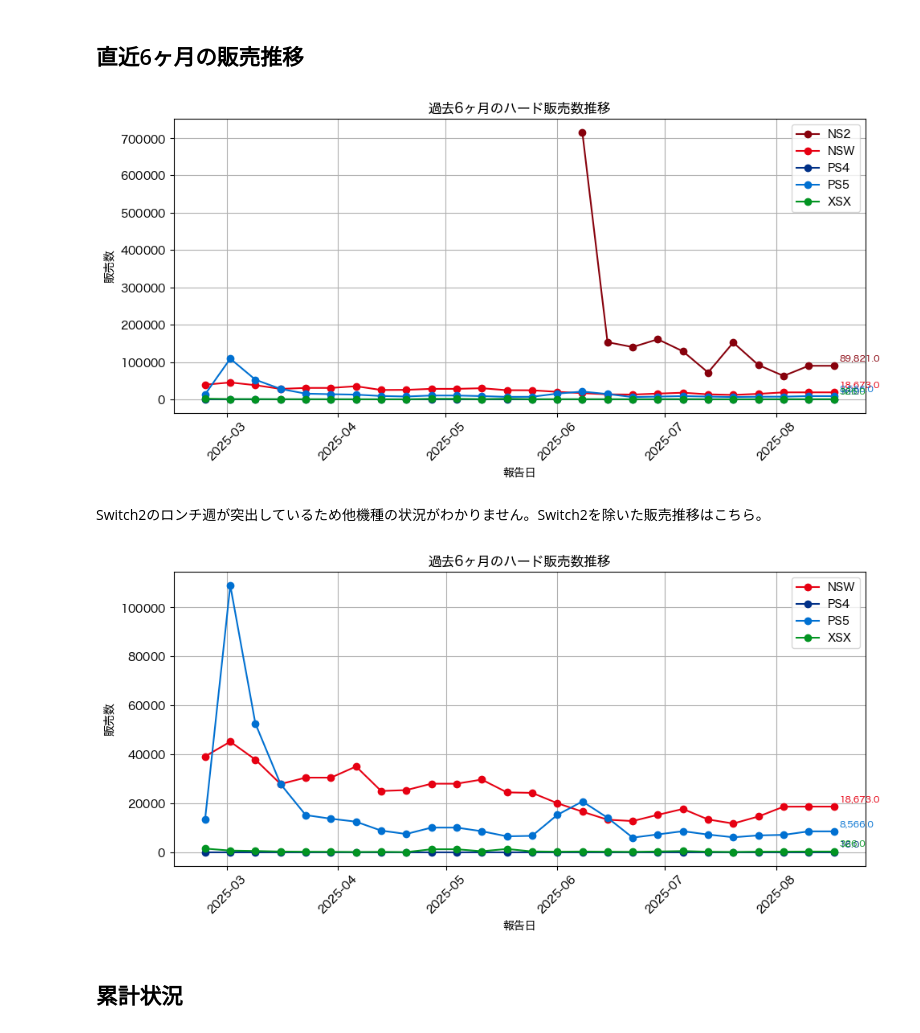
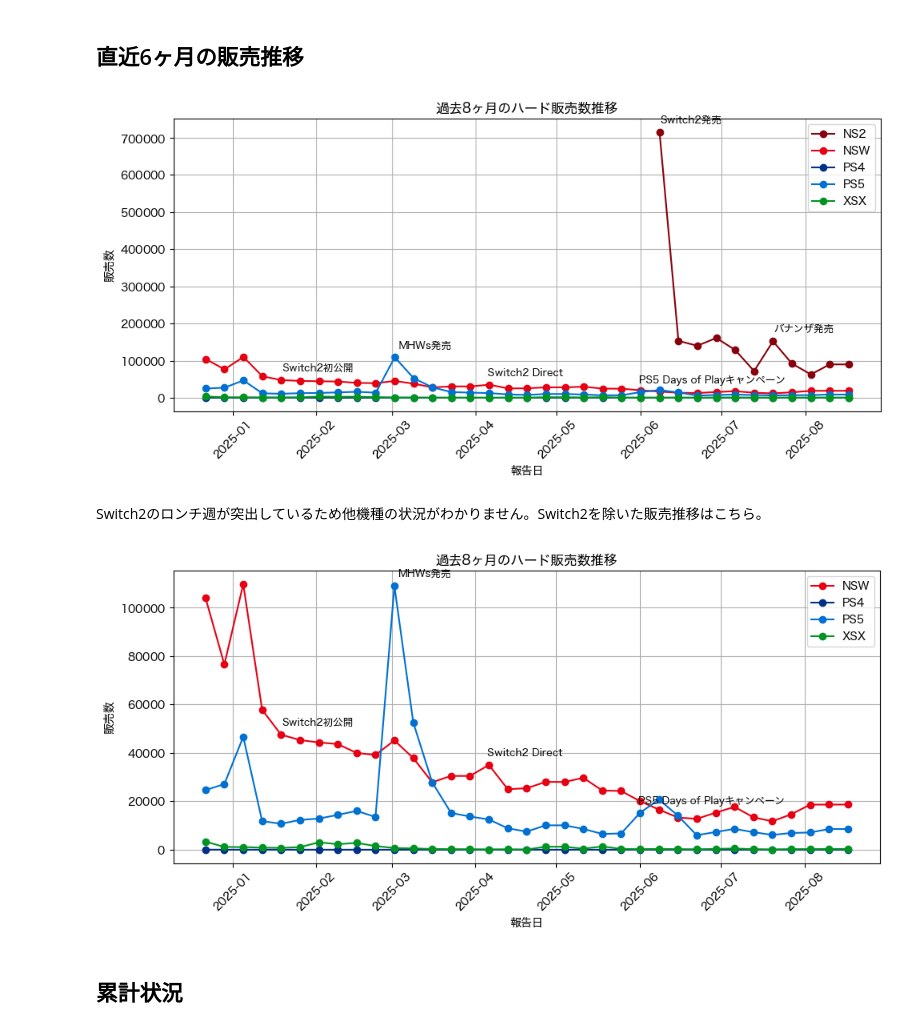
Before and after one commit to hidenden/gamedata, a Jupyter notebook: notebook/analysis/weekly_report_2025.ipynb, the cells around one changed output. Saved outputs shown, nothing was run; the diff lists cells and outputs as text; code cells hidden in the pictures.

Commit message:
#28 event plottable.

```diff
--- a/notebook/analysis/weekly_report_2025.ipynb
+++ b/notebook/analysis/weekly_report_2025.ipynb
@@ -15,8 +15,10 @@ from IPython.display import Markdown, display
 from gamedata import hard_sales as hs
 from gamedata import plot_hard as ph
 from gamedata import hard_info as hi
+from gamedata import hard_event as he
 
 hard_sales_df = hs.load_hard_sales()
+hard_event_df = he.load_hard_event()
 
 def show_title(df: pd.DataFrame) -> None:
     last_updated_str = hs.current_report_date(df).strftime("%Y-%m-%d")
@@ -69,7 +72,7 @@ last4weeks_report(hard_sales_df)
 ## 直近6ヶ月の販売推移
 # %%
 # 半年間の販売数折れ線グラフ
-def plot_recent_sales(df:pd.DataFrame, months:int = 6, exclude:list[str] = []) -> None:
+def plot_recent_sales(df:pd.DataFrame, event_df:pd.DataFrame, months:int = 6, exclude:list[str] = []) -> None:
     recent_df = hs.extract_latest(df, weeks=months*31//7)
     pivot_df = hs.pivot_sales(recent_df)
 
@@ -82,13 +85,25 @@ def plot_recent_sales(df:pd.DataFrame, months:int = 6, exclude:list[str] = []) -
             continue
         col = hi.get_hard_colors([column])[0]
         ax.plot(pivot_df.index, pivot_df[column], marker='o', label=str(column), color=col)
-        # --- annotation追加例 ---
-        # 最新週の販売数をグラフ上に表示
-        latest_x = pivot_df.index[-1]
-        latest_y = pivot_df[column].iloc[-1]
-        ax.annotate(f'{latest_y:,}', xy=(latest_x, latest_y), xytext=(5, 4),
-                    textcoords='offset points', fontsize=8, color=col)
-        # --- annotation追加例ここまで ---
+
+    # event_dfの情報をannotationとしてグラフに追加する
+    filtered_events = he.filter_event(event_df, hw=list(pivot_df.columns), priority=2,
+                                      start_date=pivot_df.index[0], end_date=pivot_df.index[-1])
+    for report_date, event_row in filtered_events.iterrows():
+        pivot_row = pivot_df.loc[report_date]
+        if not pd.isna(pivot_row[event_row['hw']]):
+            y_pos = pivot_row[event_row['hw']]
+        elif not pd.isna(pivot_row[event_row['hw2']]):
+            y_pos = pivot_row[event_row['hw2']]
+        else:
+            continue
+
+        ax.annotate(event_row['event_name'],
+                    xy=(event_row['event_date'], y_pos),
+                    xytext=(8, 8),
+                    textcoords='offset points',
+                    fontsize=9, color='black')
+
     ax.set_title(f'過去{months}ヶ月のハード販売数推移')
     ax.set_xlabel('報告日')
     ax.set_ylabel('販売数')
@@ -101,15 +116,15 @@ def plot_recent_sales(df:pd.DataFrame, months:int = 6, exclude:list[str] = []) -
     plt.show()
 
 
-plot_recent_sales(hard_sales_df, months=6)
+plot_recent_sales(hard_sales_df, hard_event_df, months=8)
 # %% [output]
-[figure, old version]
+[figure, new version]
 # %% [markdown]
 Switch2のロンチ週が突出しているため他機種の状況がわかりません。Switch2を除いた販売推移はこちら。
 # %%
-plot_recent_sales(hard_sales_df, months=6, exclude=['NS2'])
+plot_recent_sales(hard_sales_df, hard_event_df, months=8, exclude=['NS2'])
 # %% [output]
-[figure, old version]
+[figure, new version]
 # %% [markdown]
 ## 累計状況
 # %%
```
Also changed, not shown: parts of 1 cell of this notebook, 4 other files.
